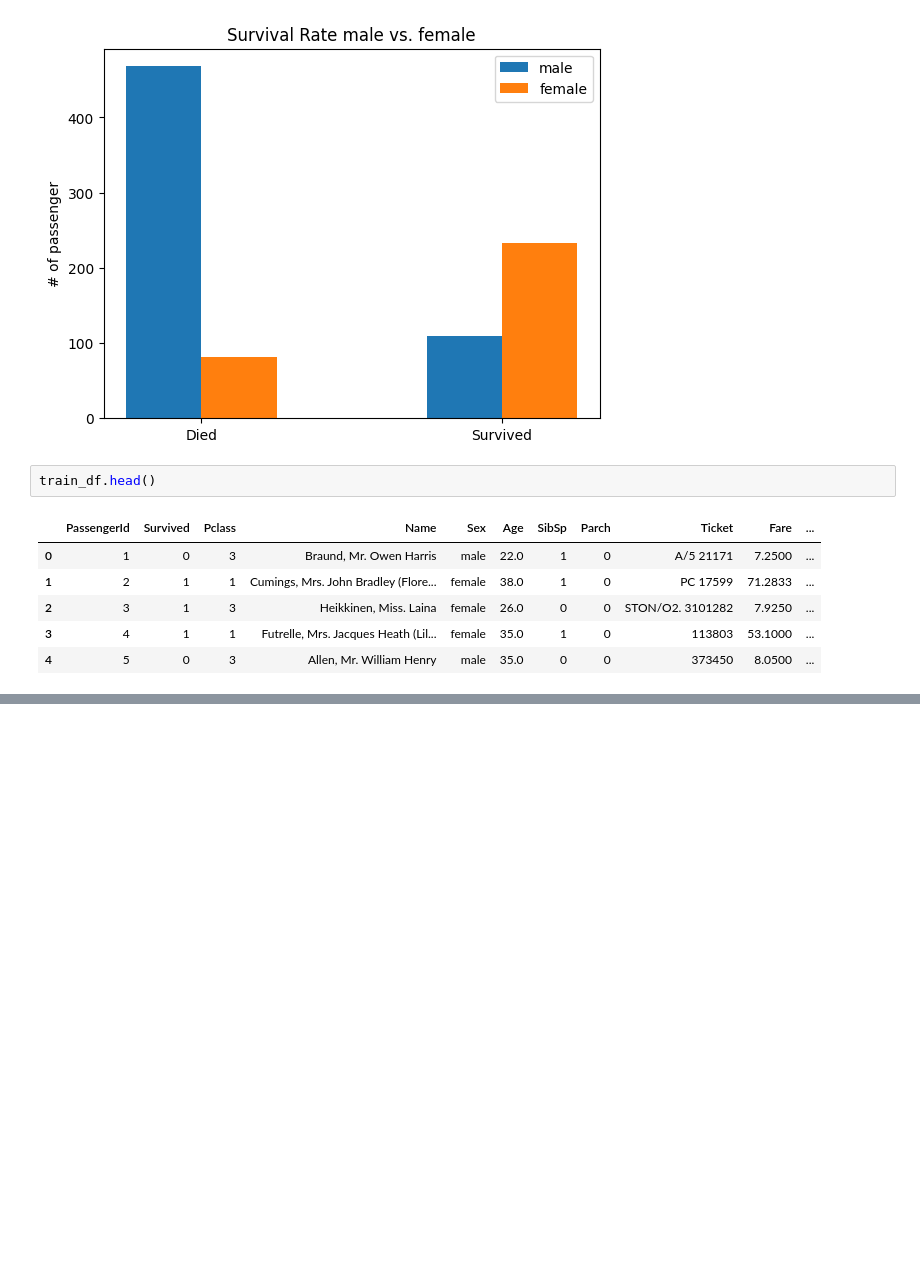
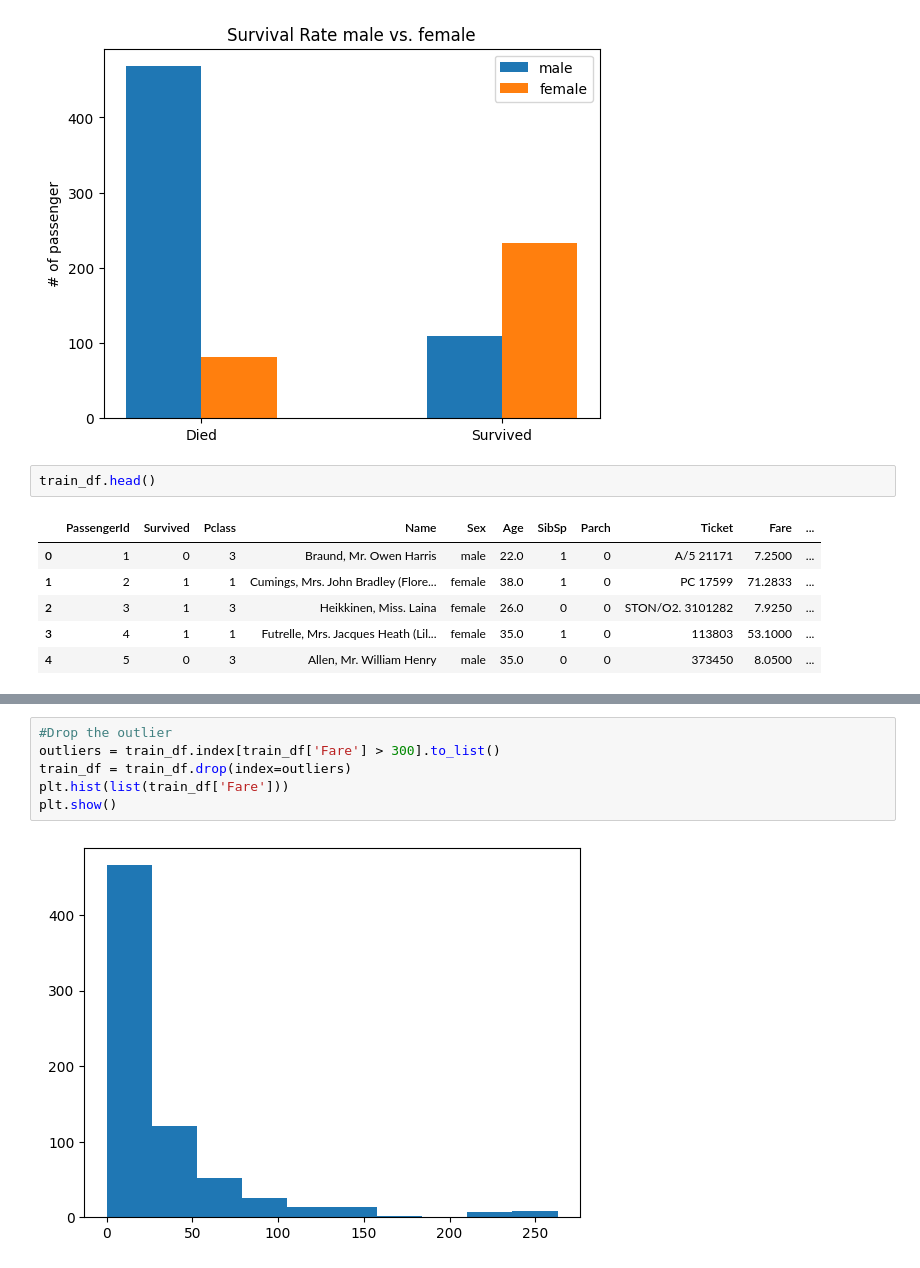
Before and after one commit to alexehrlich/titanic, a Jupyter notebook: data_exploration.ipynb, the cells around one changed output, grey strips where cells are left out. Cells and saved outputs as stored; diff of their text form; blank space fills up the shorter version.

```diff
--- a/data_exploration.ipynb
+++ b/data_exploration.ipynb
@@ -156,0 +181,8 @@ memory usage: 55.8+ KB
+# %%
+#Drop the outlier
+outliers = train_df.index[train_df['Fare'] > 300].to_list()
+train_df = train_df.drop(index=outliers)
+plt.hist(list(train_df['Fare']))
+plt.show()
+# %% [output]
+[figure, added]
```
Also changed, not shown: parts of 6 cells of this notebook.
